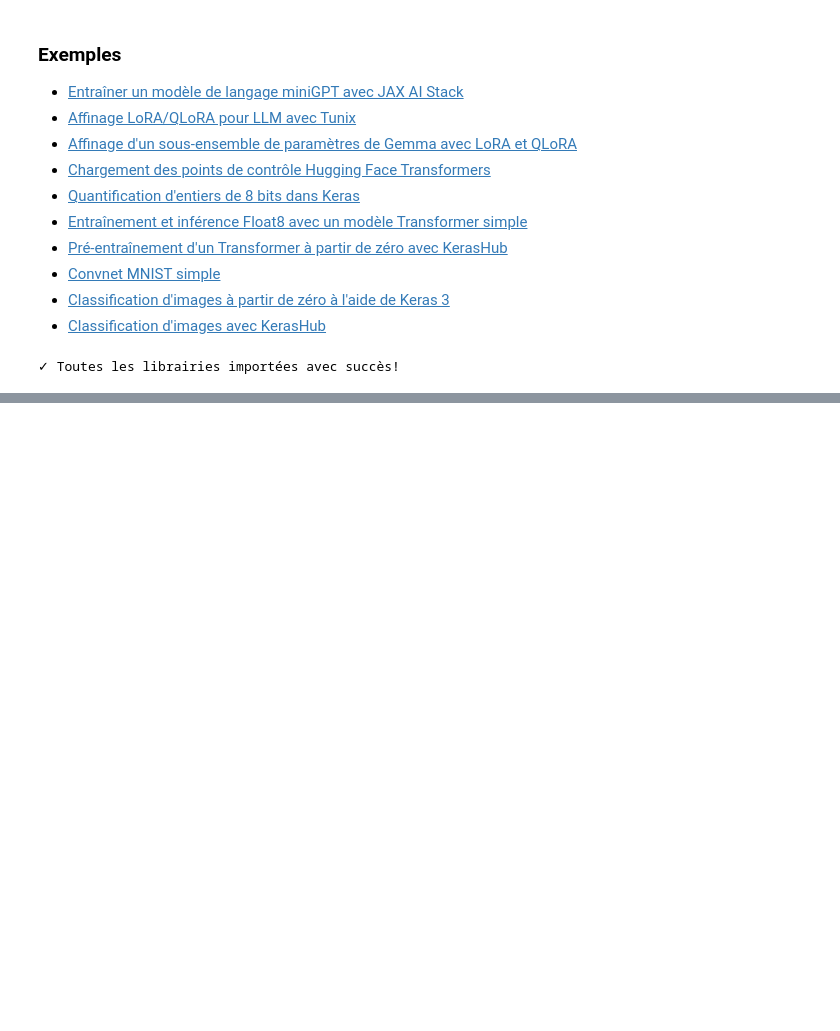
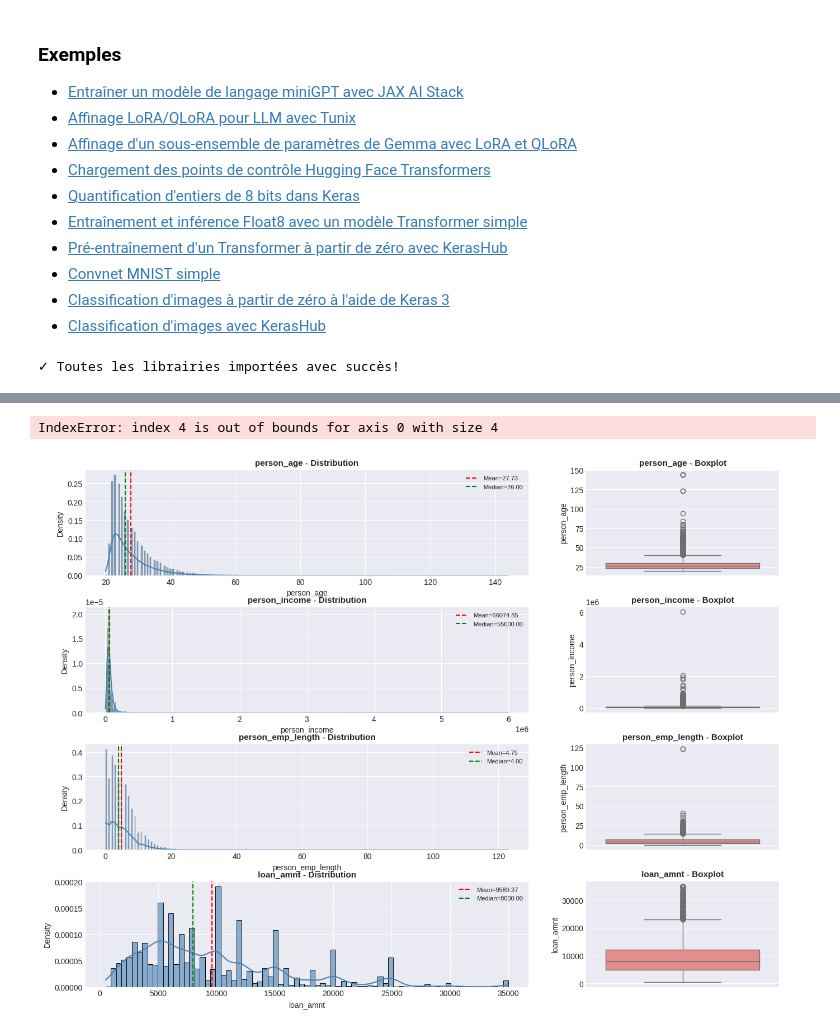
Before and after one commit to newdevdima/newdevdima.github.io, a Jupyter notebook: Bienvenue_dans_Colab.ipynb, the cells around one changed output, grey strips where cells are left out. Saved outputs shown, nothing was run; the diff lists cells and outputs as text; code cells hidden in the pictures; blank space fills up the shorter version.

```diff
--- a/Bienvenue_dans_Colab.ipynb
+++ b/Bienvenue_dans_Colab.ipynb
@@ -257,3 +257,24 @@ plt.rcParams['font.size'] = 10
 print("✓ Toutes les librairies importées avec succès!")
 # %% [output]
 ✓ Toutes les librairies importées avec succès!
+# %%
+# Chargement du dataset
+df = pd.read_csv('credit_risk_dataset.csv', sep=';')
+
+print("="*80)
+print("INFORMATION GÉNÉRALE DU DATASET")
+print("="*80)
+print(f"\n📊 Dimensions: {df.shape[0]} lignes × {df.shape[1]} colonnes")
+print(f"\n💾 Taille en mémoire: {df.memory_usage(deep=True).sum() / 1024**2:.2f} MB")
+
+# Affichage des premières lignes
+print("\n📋 Aperçu des 5 premières lignes:")
+display(df.head())
+
+# Types de données
+print("\n🔍 Types de données:")
+print(df.dtypes)
+
+# Informations détaillées
+print("\n📝 Informations détaillées:")
+df.info()
@@ -259,0 +423,27 @@ print("✓ Toutes les librairies importées avec succès!")
+# %%
+# Visualisation des distributions univariées
+fig = plt.figure(figsize=(16, 12))
+gs = GridSpec(4, 3, figure=fig, hspace=0.3, wspace=0.3)
+
+for idx, col in enumerate(numeric_cols):
+    # Histogramme + KDE
+    ax1 = fig.add_subplot(gs[idx, 0:2])
+    sns.histplot(data=df, x=col, kde=True, stat='density', ax=ax1, color='steelblue', alpha=0.6)
+    ax1.set_title(f'{col} - Distribution', fontsize=11, fontweight='bold')
+    ax1.axvline(df[col].mean(), color='red', linestyle='--', label=f'Mean={df[col].mean():.2f}')
+    ax1.axvline(df[col].median(), color='green', linestyle='--', label=f'Median={df[col].median():.2f}')
+    ax1.legend(fontsize=8)
+
+    # Boxplot
+    ax2 = fig.add_subplot(gs[idx, 2])
+    sns.boxplot(y=col, data=df, ax=ax2, color='lightcoral')
+    ax2.set_title(f'{col} - Boxplot', fontsize=11, fontweight='bold')
+
+plt.suptitle('ANALYSE UNIVARIÉE - Distributions des Variables Numériques',
+             fontsize=14, fontweight='bold', y=0.995)
+plt.show()
+
+print("✓ Visualisations univariées complètes")
+# %% [output]
+IndexError: index 4 is out of bounds for axis 0 with size 4
+[figure, added]
```
Also changed, not shown: parts of 4 cells of this notebook.
